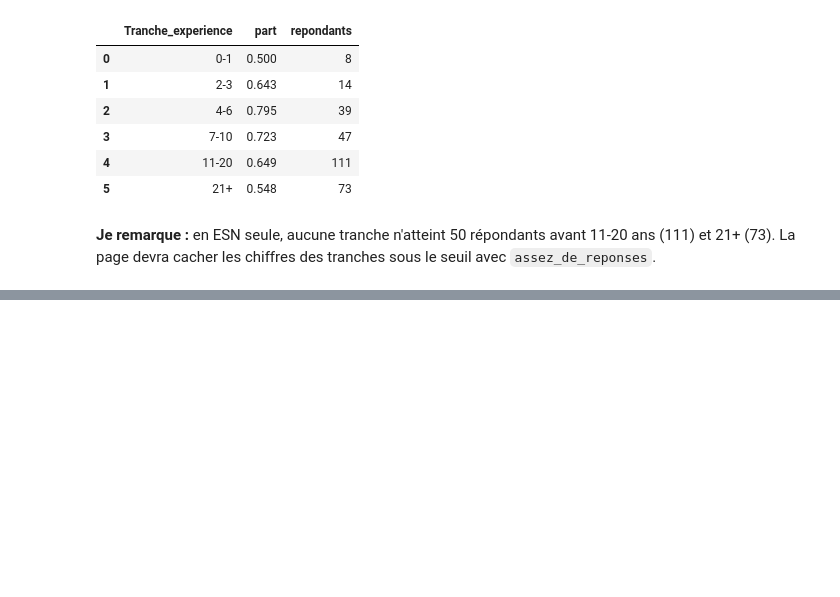
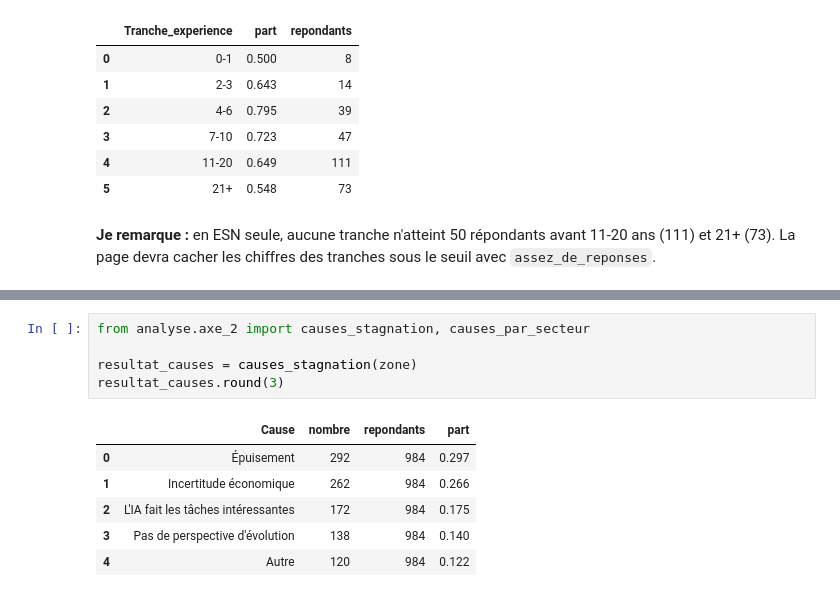
Before and after one commit to Amineelantari/projet-datavis-so2026, a Jupyter notebook: notebooks/axe2_stagnation.ipynb, the cells around one changed output, grey strips where cells are left out. Cells and saved outputs as stored; diff of their text form; blank space fills up the shorter version.

Commit message:
Axe 2 : causes de stagnation et causes par secteur (analyse/axe_2.py)

```diff
--- a/notebooks/axe2_stagnation.ipynb
+++ b/notebooks/axe2_stagnation.ipynb
@@ -343,0 +348,12 @@ part_stagnation_par_experience(zone[zone["Secteur"] == "ESN"]).round(3)
+# %%
+from analyse.axe_2 import causes_stagnation, causes_par_secteur
+
+resultat_causes = causes_stagnation(zone)
+resultat_causes.round(3)
+# %% [output]
+|  | Cause | nombre | repondants | part |
+| 0 | Épuisement | 292 | 984 | 0.297 |
+| 1 | Incertitude économique | 262 | 984 | 0.266 |
+| 2 | L'IA fait les tâches intéressantes | 172 | 984 | 0.175 |
+| 3 | Pas de perspective d'évolution | 138 | 984 | 0.140 |
+| 4 | Autre | 120 | 984 | 0.122 |
```
Also changed, not shown: parts of 6 cells of this notebook, 1 other file.
